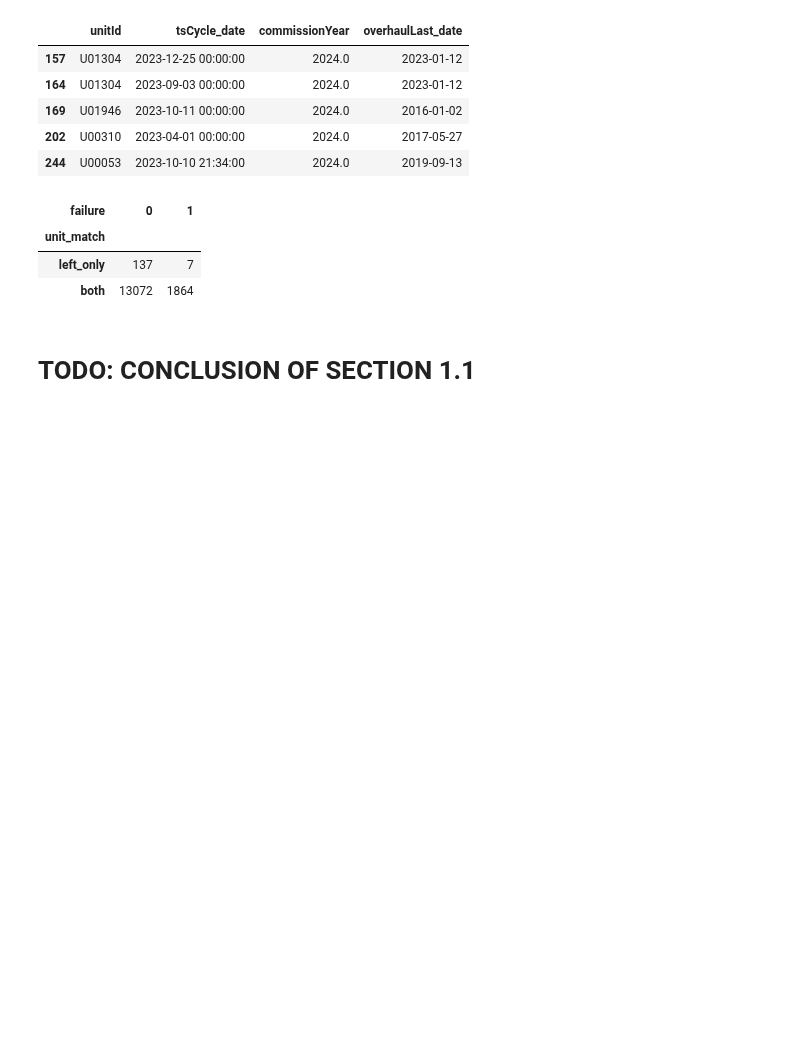
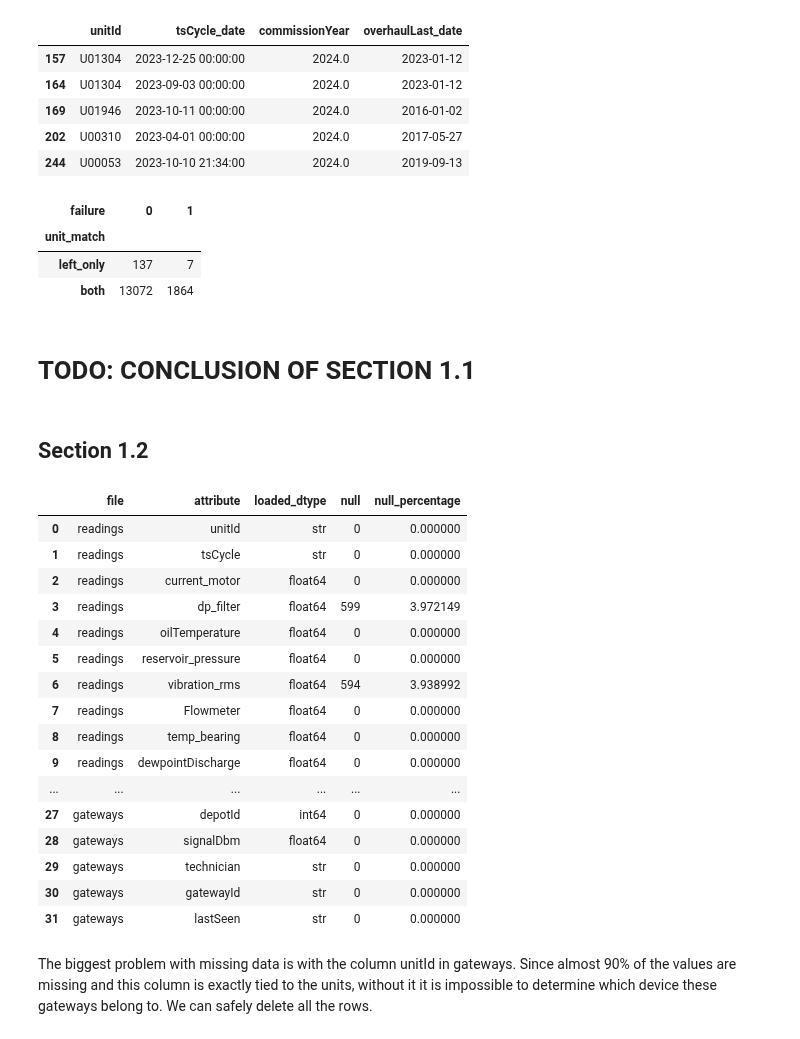
Before and after one commit to zigo-matej/iau_project, a Jupyter notebook: phase_01.ipynb, the cells around one changed output. Drawn from its saved outputs; the diff is of its cells as text; code cells hidden in the pictures; blank space fills up the shorter version.

```diff
--- a/phase_01.ipynb
+++ b/phase_01.ipynb
@@ -995,3 +995,35 @@ Name: flagged_records, dtype: int64
 | both | 13072 | 1864 |
 # %% [markdown]
 # TODO: CONCLUSION OF SECTION 1.1
+# %% [markdown]
+## Section 1.2
+# %%
+schema = pd.concat([
+    pd.DataFrame({"file": name, "attribute": df.columns,
+                  "loaded_dtype": df.dtypes.astype(str).to_numpy(),
+                  "null": df.isna().sum().to_numpy(),
+                  "null_percentage": ((df.isna().sum().to_numpy() * 100) / len(df)),
+                  })
+    for name, df in datasets.items()
+], ignore_index=True)
+display(schema)
+# %% [output]
+|  | file | attribute | loaded_dtype | null | null_percentage |
+| 0 | readings | unitId | str | 0 | 0.000000 |
+| 1 | readings | tsCycle | str | 0 | 0.000000 |
+| 2 | readings | current_motor | float64 | 0 | 0.000000 |
+| 3 | readings | dp_filter | float64 | 599 | 3.972149 |
+| 4 | readings | oilTemperature | float64 | 0 | 0.000000 |
+| 5 | readings | reservoir_pressure | float64 | 0 | 0.000000 |
+| 6 | readings | vibration_rms | float64 | 594 | 3.938992 |
+| 7 | readings | Flowmeter | float64 | 0 | 0.000000 |
+| 8 | readings | temp_bearing | float64 | 0 | 0.000000 |
+| 9 | readings | dewpointDischarge | float64 | 0 | 0.000000 |
+| ... | ... | ... | ... | ... | ... |
+| 27 | gateways | depotId | int64 | 0 | 0.000000 |
+| 28 | gateways | signalDbm | float64 | 0 | 0.000000 |
+| 29 | gateways | technician | str | 0 | 0.000000 |
+| 30 | gateways | gatewayId | str | 0 | 0.000000 |
+| 31 | gateways | lastSeen | str | 0 | 0.000000 |
+# %% [markdown]
+The biggest problem with missing data is with the column unitId in gateways. Since almost 90% of the values are missing and this column is exactly tied to the units, without it it is impossible to determine which device these gateways belong to. We can safely delete all the rows.
```
Also changed, not shown: parts of 11 cells of this notebook.
